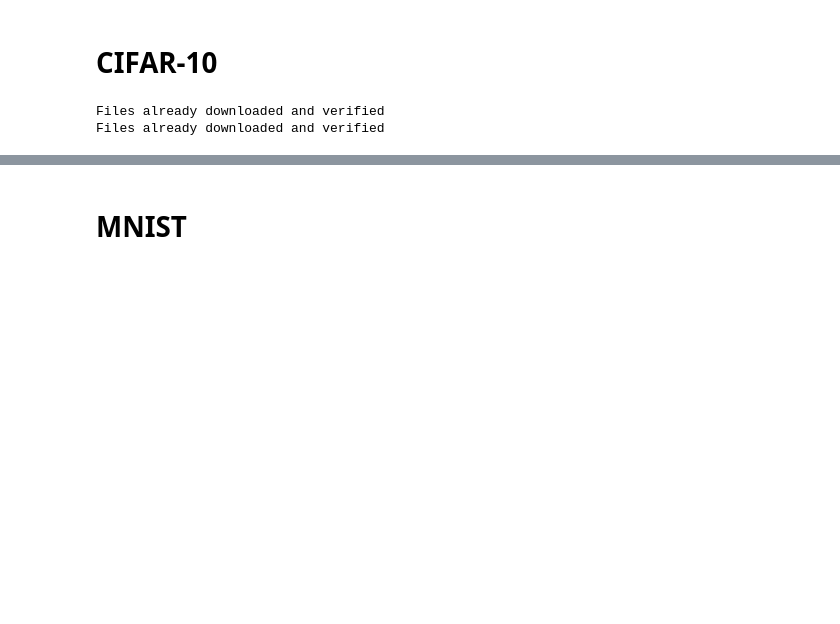
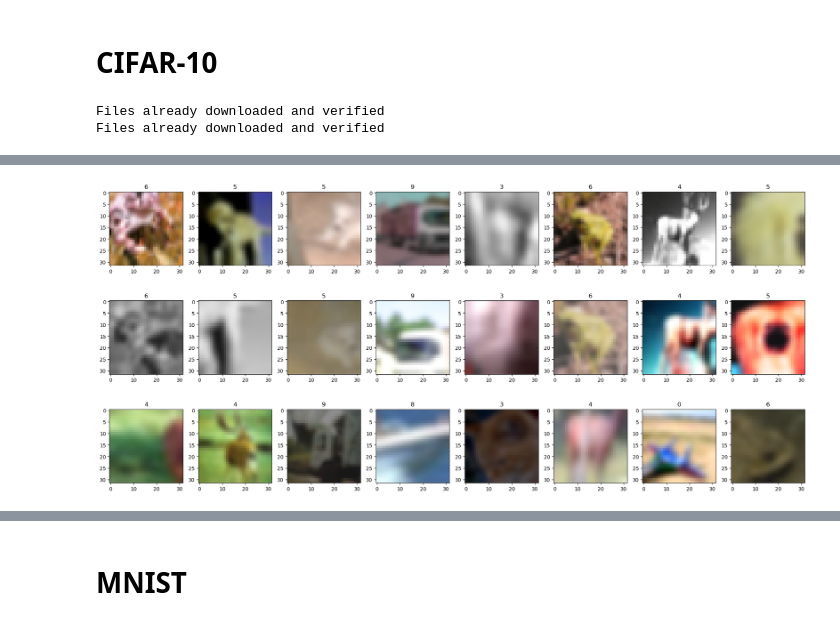
Before and after one commit to erlandbo/scalablessl, a Jupyter notebook: scl/DataAugmentation.py.ipynb, the cells around one changed output, grey strips where cells are left out. Cells and saved outputs as stored; diff of their text form; code cells hidden in the pictures; blank space fills up the shorter version.

```diff
--- a/scl/DataAugmentation.py.ipynb
+++ b/scl/DataAugmentation.py.ipynb
@@ -107,0 +204,6 @@ plot_imgs(x_j * torch.tensor(std)[None, :, None, None] + torch.tensor(mean)[None
+# %%
+aug_imgs = x_i, xhat_i, x_j
+labels = [y_i, y_i, y_j]
+plot_slc_imgs(aug_imgs, labels, mean, std)
+# %% [output]
+[figure, added]
```
Also changed, not shown: parts of 35 cells of this notebook, 5 other files.
